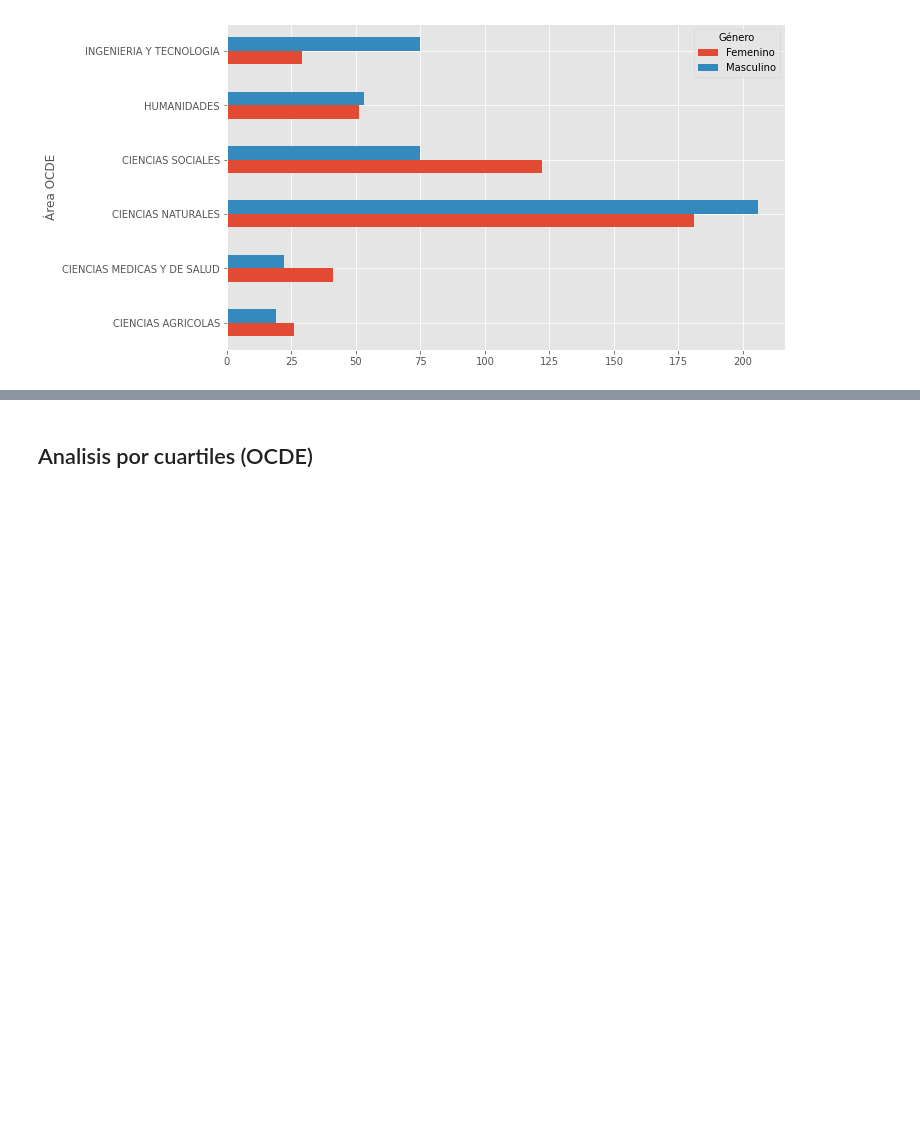
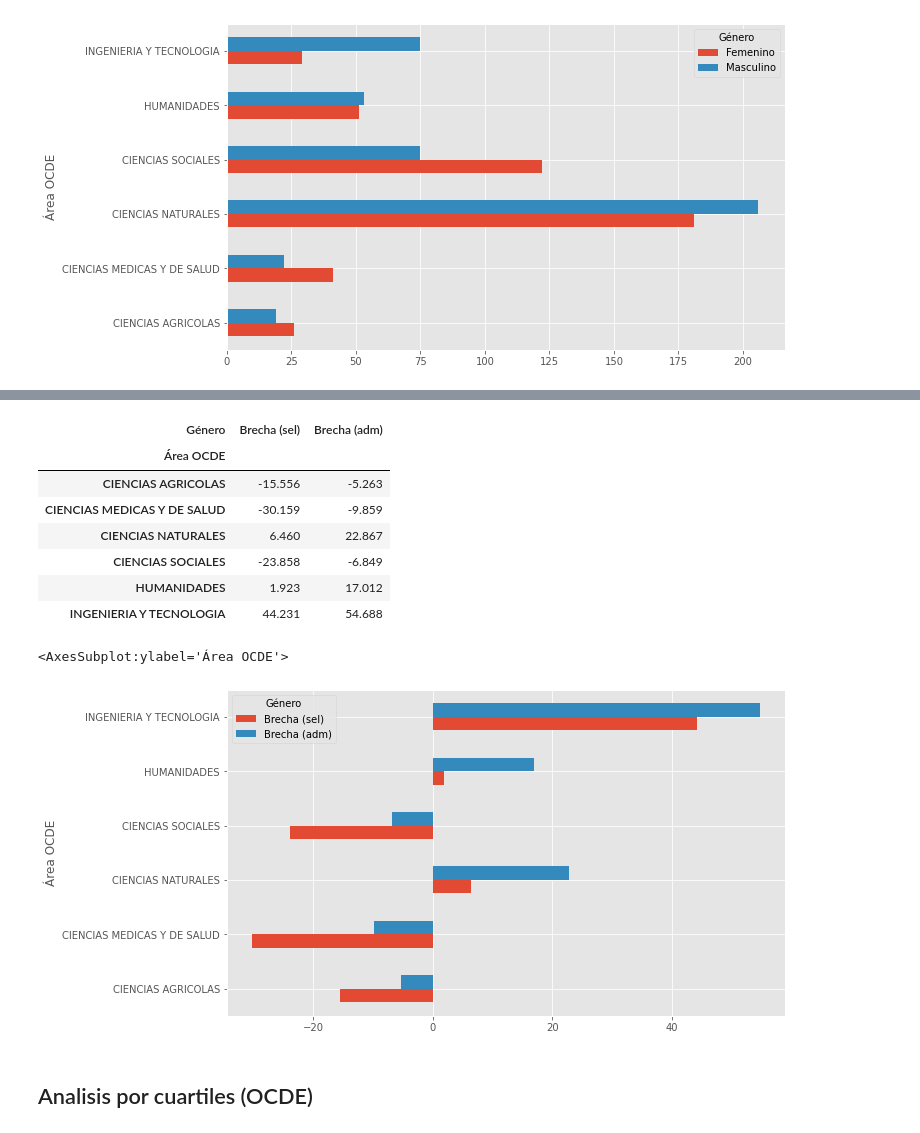
Before and after one commit to alvafox/Concursos-2023-Analisis-de-Adjudicacion-Paritaria-, a Jupyter notebook: Doctorado_Nacional_2023.ipynb, the cells around one changed output, grey strips where cells are left out. Cells and saved outputs as stored; diff of their text form; code cells hidden in the pictures; blank space fills up the shorter version.

```diff
--- a/Doctorado_Nacional_2023.ipynb
+++ b/Doctorado_Nacional_2023.ipynb
@@ -660,3 +676,18 @@ Las brechas se acortan tanto para las Ciencias Naturales, las Humanidades y en m
+# %%
+merged = OCDE.merge(OCDE_SEL, on='Área OCDE')
+display(merged[['Brecha (sel)','Brecha (adm)']])
+merged[['Brecha (sel)','Brecha (adm)']].plot(kind='barh',figsize=(10,6))
+# %% [output]
+| Género | Brecha (sel) | Brecha (adm) |
+| Área OCDE |  |  |
+| CIENCIAS AGRICOLAS | -15.556 | -5.263 |
+| CIENCIAS MEDICAS Y DE SALUD | -30.159 | -9.859 |
+| CIENCIAS NATURALES | 6.460 | 22.867 |
+| CIENCIAS SOCIALES | -23.858 | -6.849 |
+| HUMANIDADES | 1.923 | 17.012 |
+| INGENIERIA Y TECNOLOGIA | 44.231 | 54.688 |
+<AxesSubplot:ylabel='Área OCDE'>
+[figure, added]
 # %% [markdown]
 ## Analisis por cuartiles (OCDE)
 # %%
```
Also changed, not shown: parts of 5 cells of this notebook.
